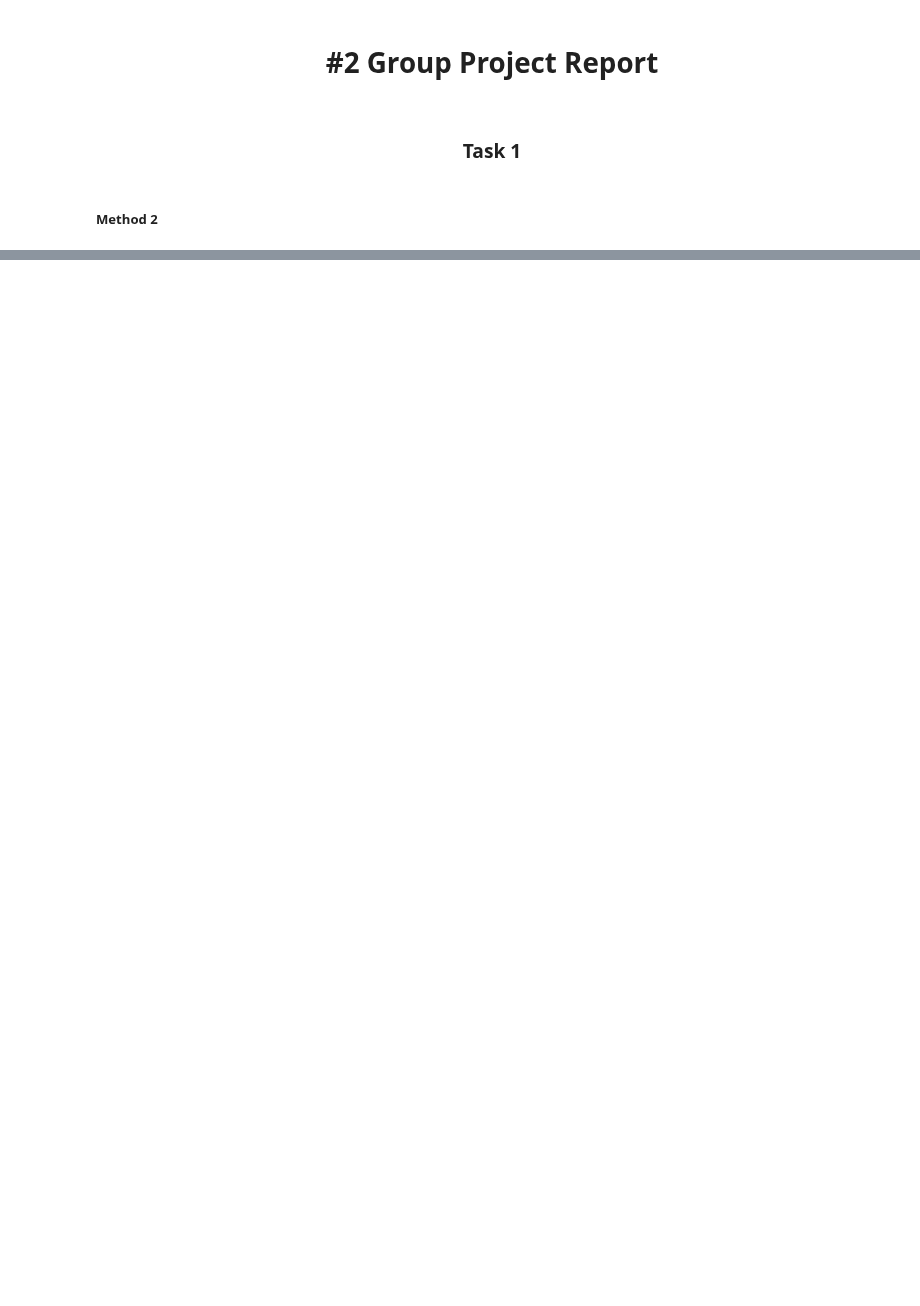
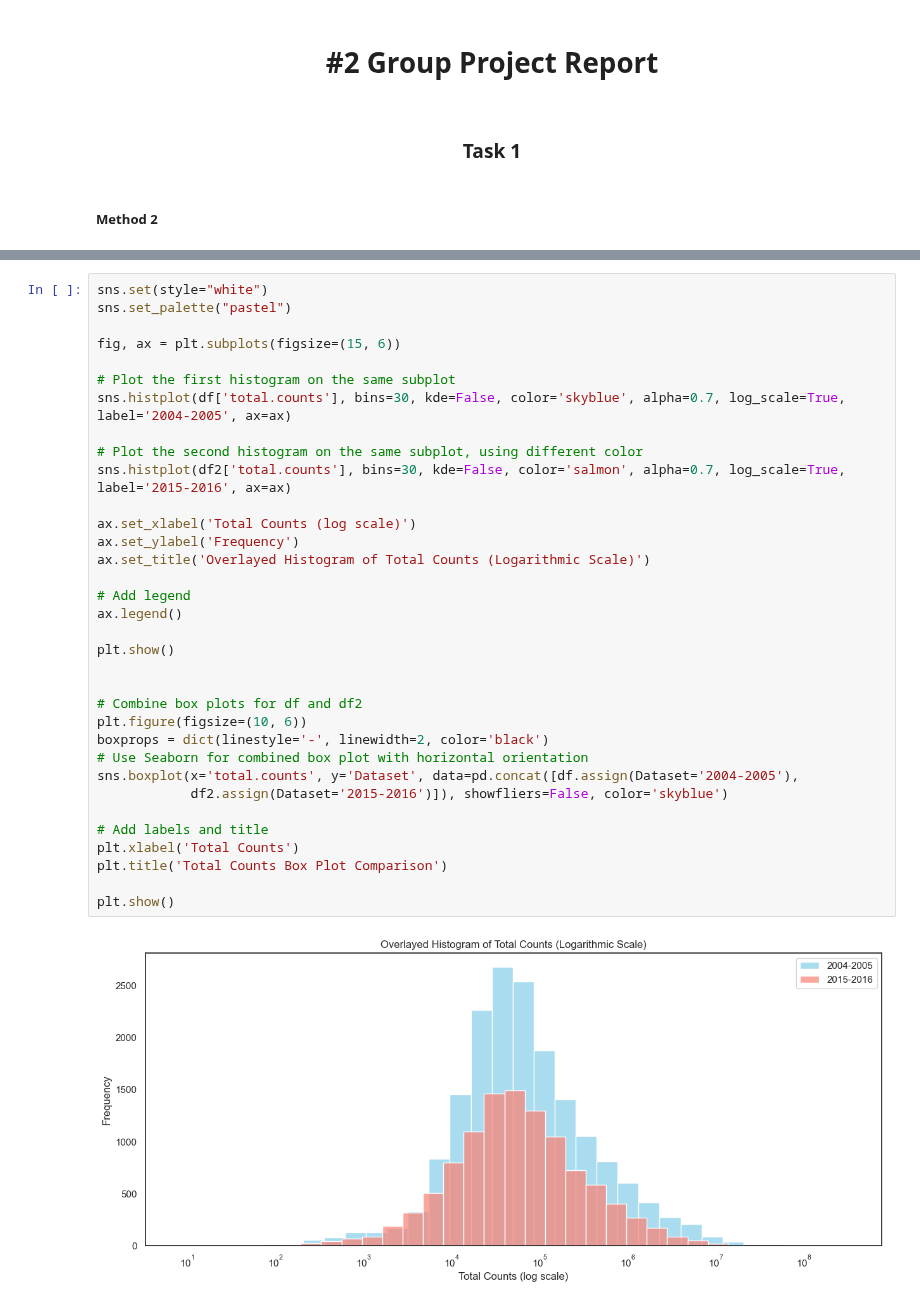
Before and after one commit to stphl/COSC3337-SolarFlaresProject, a Jupyter notebook: #2_Group_Group_Project.ipynb, the cells around one changed output, grey strips where cells are left out. Cells and saved outputs as stored; diff of their text form; blank space fills up the shorter version.

```diff
--- a/#2_Group_Group_Project.ipynb
+++ b/#2_Group_Group_Project.ipynb
@@ -77,0 +39,36 @@ plt.show()
+# %%
+sns.set(style="white")
+sns.set_palette("pastel")
+
+fig, ax = plt.subplots(figsize=(15, 6))
+
+# Plot the first histogram on the same subplot
+sns.histplot(df['total.counts'], bins=30, kde=False, color='skyblue', alpha=0.7, log_scale=True, label='2004-2005', ax=ax)
+
+# Plot the second histogram on the same subplot, using different color
+sns.histplot(df2['total.counts'], bins=30, kde=False, color='salmon', alpha=0.7, log_scale=True, label='2015-2016', ax=ax)
+
+ax.set_xlabel('Total Counts (log scale)')
+ax.set_ylabel('Frequency')
+ax.set_title('Overlayed Histogram of Total Counts (Logarithmic Scale)')
+
+# Add legend
+ax.legend()
+
+plt.show()
+
+
+# Combine box plots for df and df2
+plt.figure(figsize=(10, 6))
+boxprops = dict(linestyle='-', linewidth=2, color='black')
+# Use Seaborn for combined box plot with horizontal orientation
+sns.boxplot(x='total.counts', y='Dataset', data=pd.concat([df.assign(Dataset='2004-2005'),
+            df2.assign(Dataset='2015-2016')]), showfliers=False, color='skyblue')
+
+# Add labels and title
+plt.xlabel('Total Counts')
+plt.title('Total Counts Box Plot Comparison')
+
+plt.show()
+# %% [output]
+[figure, added]
```
Also changed, not shown: parts of 4 cells of this notebook.
